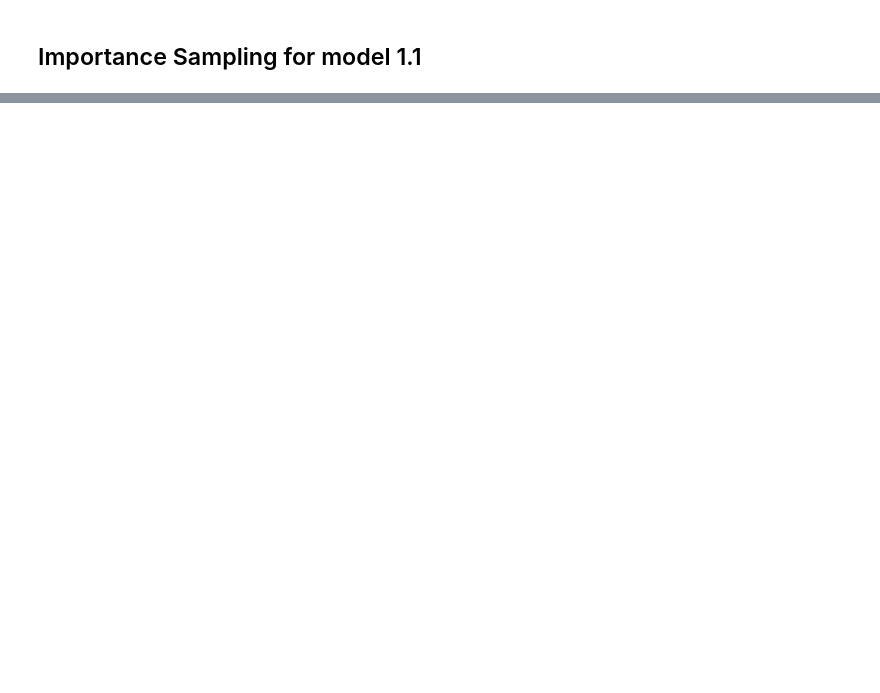
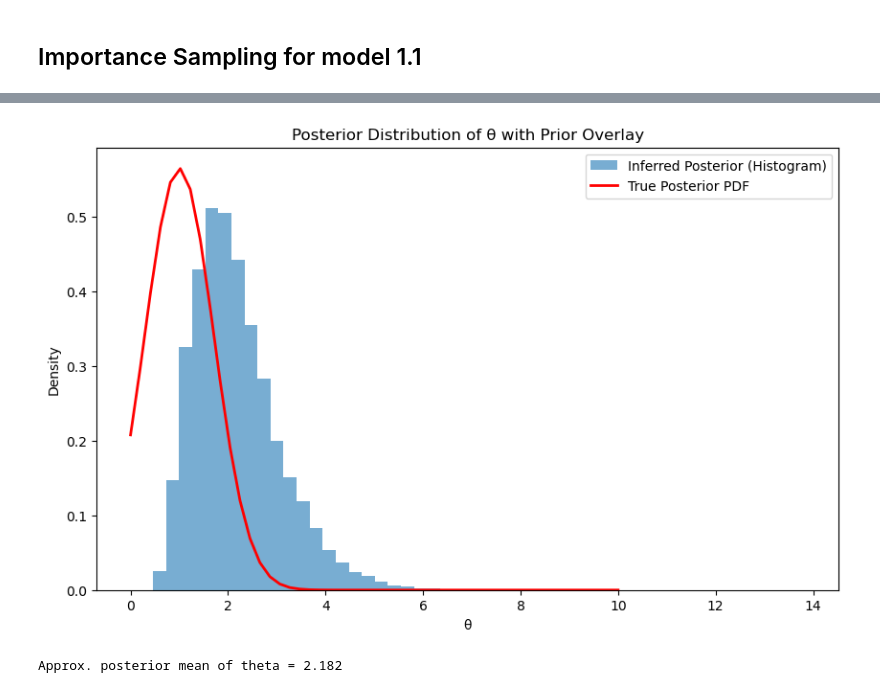
Before and after one commit to bwigmans/ProbabilisticInference6, a Jupyter notebook: graph_sampler.ipynb, the cells around one changed output, grey strips where cells are left out. Saved outputs shown, nothing was run; the diff lists cells and outputs as text; code cells hidden in the pictures; blank space fills up the shorter version.

```diff
--- a/graph_sampler.ipynb
+++ b/graph_sampler.ipynb
@@ -409,0 +410,74 @@ theta_7 = 10.679
+# %%
+# We need to put the normal distribution far enough into the positive region
+# since the Poisson distribution is non-negative
+mu0 = 1        # example prior mean
+tau2 = 0.5     # example prior variance
+y_obs = 1
+
+program_ast = [
+    Sample("theta", ("lognormal", mu0, tau2)),
+    Observe(("poisson", Variable("theta")), y_obs)
+]
+
+program ="""
+(let [theta (sample (lognormal mu0 tau2))]
+  (observe (poisson theta) y_obs))
+"""
+
+# # Parse
+# lexer = FOPPLLexer(program)
+# tokens = FOPPLParser(lexer)
+# program_ast = tokens.parse()
+# print(f'Parsed AST:\n{program_ast}')
+
+# Translate
+translator = Translator()
+graph = translator.translate_program(program_ast)
+sampler = ImportanceSampler(graph)
+
+N = 5000
+samples = []
+weights = []
+for i in range(N):
+    env, log_weight = sampler.sample_one()
+    samples.append(env)
+    weights.append(math.exp(log_weight))  # convert log weight to linear scale
+
+weighted_sum = 0.0
+total_weight = 0.0
+
+for env, w in zip(samples, weights):
+    weighted_sum += env["theta"] * w
+    total_weight += w
+posterior_mean_theta = weighted_sum / total_weight
+
+theta_vals = np.array([env["theta"] for env in samples])
+weights_array = np.array(weights)
+
+plt.figure(figsize=(10, 6))
+
+# Plot the weighted histogram of posterior samples
+counts, bins, _ = plt.hist(theta_vals, bins=50, density=True, weights=weights_array,
+                         alpha=0.6, label='Inferred Posterior (Histogram)')
+
+sigma0 = math.sqrt(tau2)
+
+# Create a range of theta values for plotting the prior PDF
+theta_range = np.linspace(0, 10, 50)
+
+# Compute the prior PDF for these theta values
+prior_pdf = stats.norm.pdf(theta_range, loc=mu0, scale=sigma0)
+
+# Plot the prior PDF
+plt.plot(theta_range, prior_pdf, 'r-', lw=2, label='True Posterior PDF')
+
+plt.xlabel('θ')
+plt.ylabel('Density')
+plt.title('Posterior Distribution of θ with Prior Overlay')
+plt.legend()
+plt.show()
+
+print(f"Approx. posterior mean of theta = {posterior_mean_theta:.3f}")
+# %% [output]
+[figure, added]
+Approx. posterior mean of theta = 2.182
```
Also changed, not shown: parts of 4 cells of this notebook, 1 other file.
